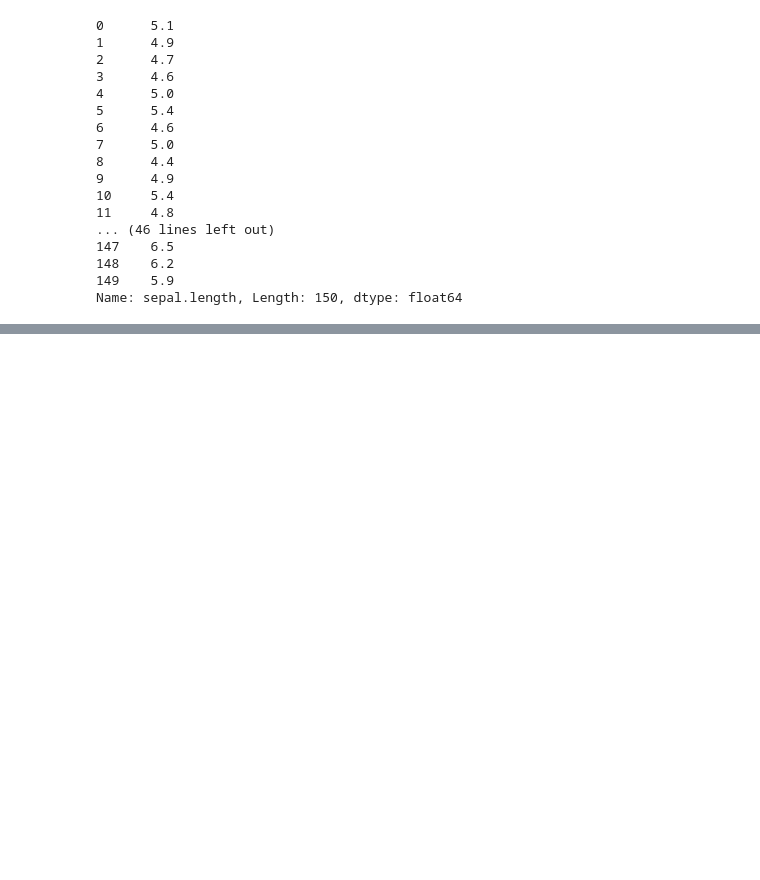
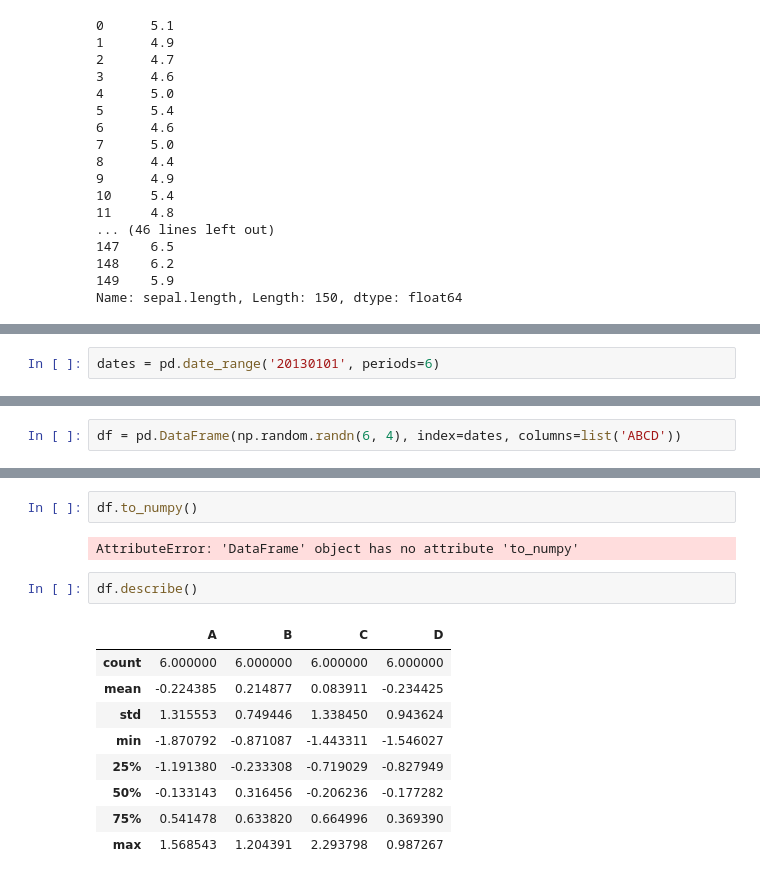
Before and after one commit to michealcannon/jupyter-example, a Jupyter notebook: pandas practice.ipynb, the cells around one changed output, grey strips where cells are left out. Cells and saved outputs as stored; diff of their text form; blank space fills up the shorter version.

```diff
--- a/pandas practice.ipynb
+++ b/pandas practice.ipynb
@@ -103,0 +185,2 @@ Name: sepal.length, Length: 150, dtype: float64
+# %%
+dates = pd.date_range('20130101', periods=6)
@@ -103,0 +193,2 @@ Name: sepal.length, Length: 150, dtype: float64
+# %%
+df = pd.DataFrame(np.random.randn(6, 4), index=dates, columns=list('ABCD'))
@@ -103,0 +249,16 @@ Name: sepal.length, Length: 150, dtype: float64
+# %%
+df.to_numpy()
+# %% [output]
+AttributeError: 'DataFrame' object has no attribute 'to_numpy'
+# %%
+df.describe()
+# %% [output]
+|  | A | B | C | D |
+| count | 6.000000 | 6.000000 | 6.000000 | 6.000000 |
+| mean | -0.224385 | 0.214877 | 0.083911 | -0.234425 |
+| std | 1.315553 | 0.749446 | 1.338450 | 0.943624 |
+| min | -1.870792 | -0.871087 | -1.443311 | -1.546027 |
+| 25% | -1.191380 | -0.233308 | -0.719029 | -0.827949 |
+| 50% | -0.133143 | 0.316456 | -0.206236 | -0.177282 |
+| 75% | 0.541478 | 0.633820 | 0.664996 | 0.369390 |
+| max | 1.568543 | 1.204391 | 2.293798 | 0.987267 |
```
Also changed, not shown: parts of 39 cells of this notebook, 2 other files.
